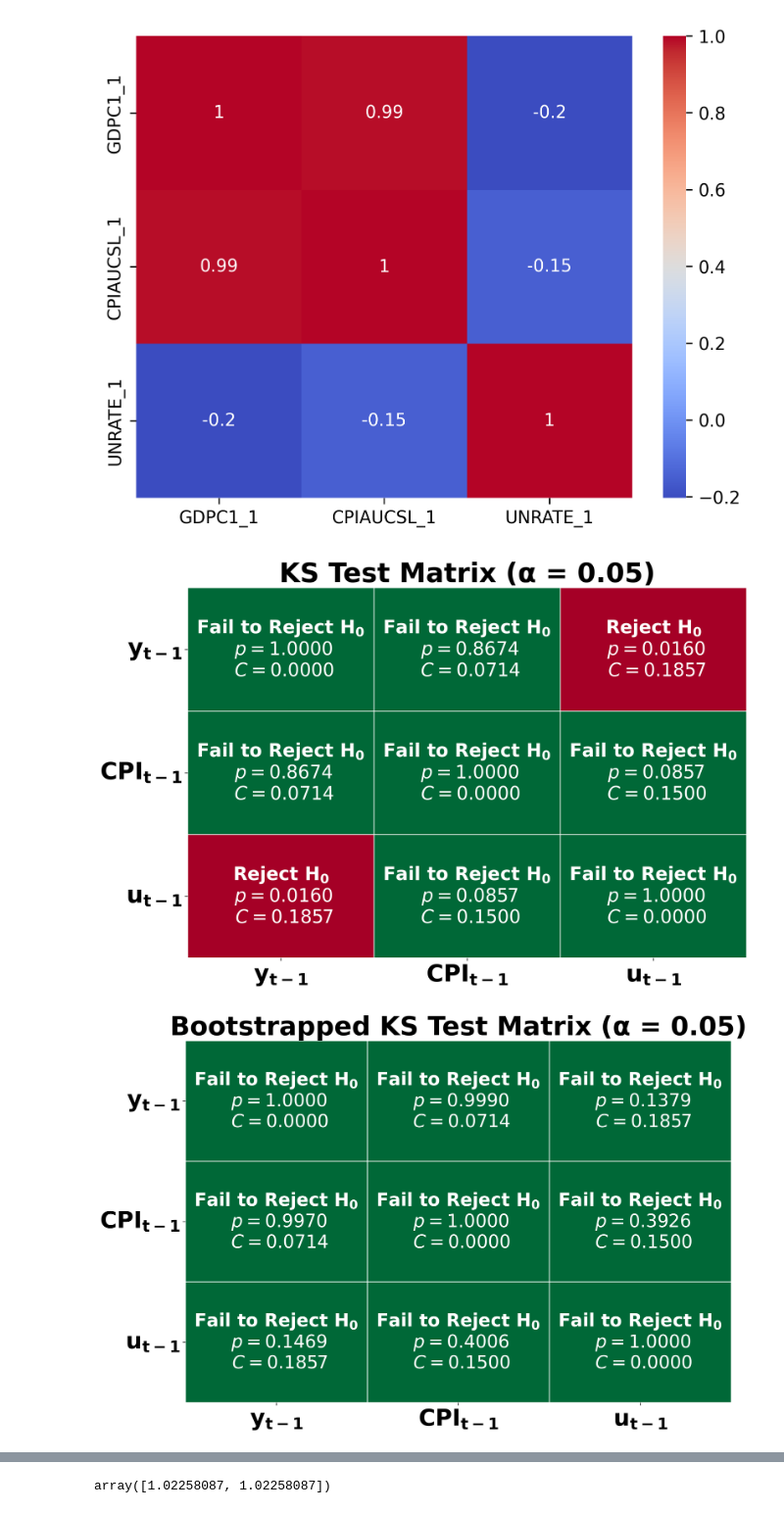
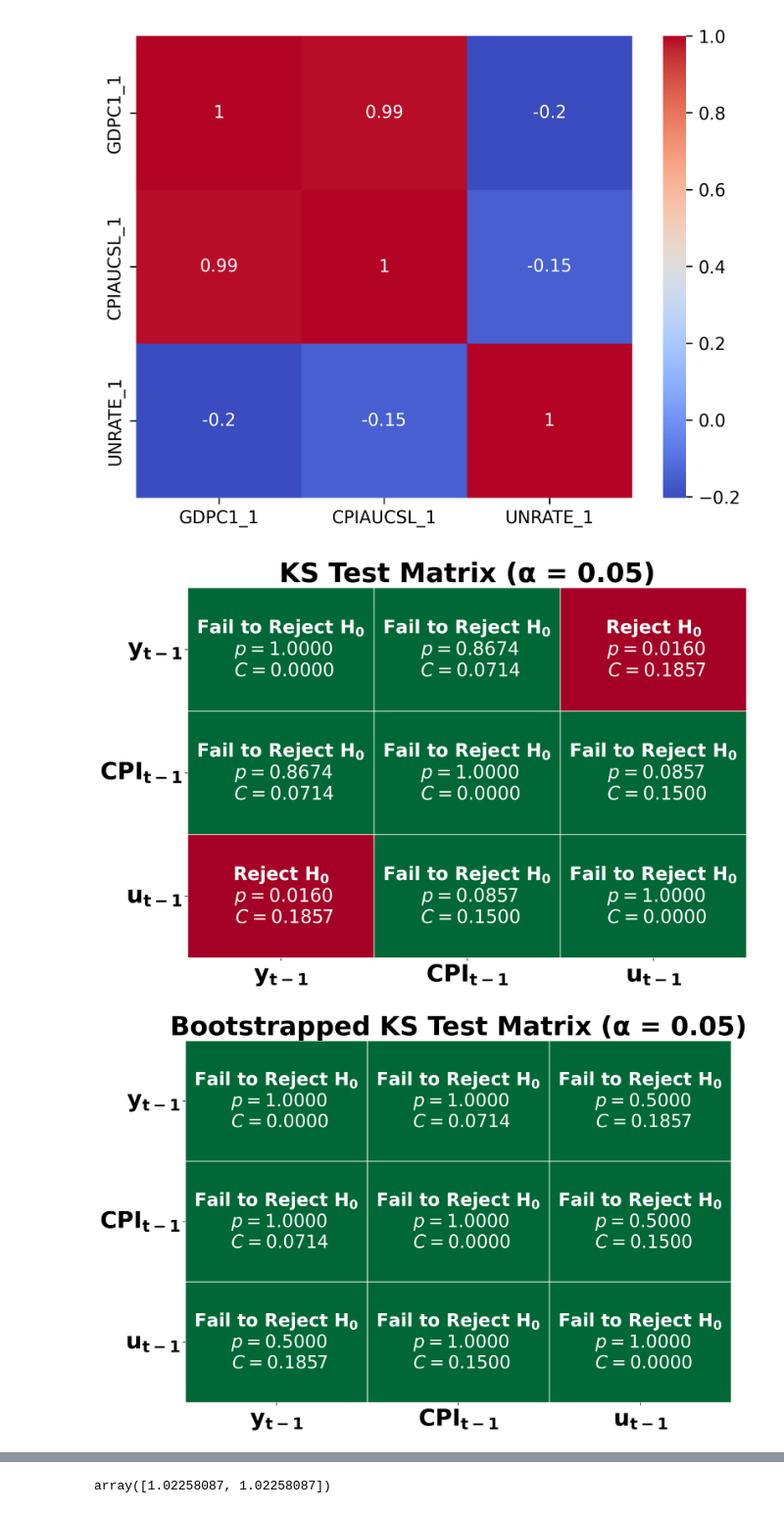
Before and after one commit to GongJr0/Econometrics2025-Project, a Jupyter notebook: main.ipynb, the cells around one changed output, grey strips where cells are left out. Shown at 98% size. Drawn from its saved outputs; the diff is of its cells as text; code cells hidden in the pictures.

```diff
--- a/main.ipynb
+++ b/main.ipynb
@@ -60,10 +69,10 @@ X = s.fit_transform(X.values)
 # %%
 vars = [r"$\mathbf{y_{t-1}}$", r"$\mathbf{CPI_{t-1}}$", r"$\mathbf{u_{t-1}}$"]
 tests = KS2Sample(X, display_plot=True, varnames=vars)
-bs_tests = BootstrapKS2Samp(X, display_plot=True, n_bootstrap=1000, varnames=vars)
+bs_tests = BootstrapKS2Samp(X, display_plot=True, n_bootstrap=1, varnames=vars)
 # %% [output]
 [figure]
-[figure, old version]
+[figure, new version]
 # %%
 tests[0]
 # %% [output]
```
Also changed, not shown: parts of 9 cells of this notebook, 12 other files.
